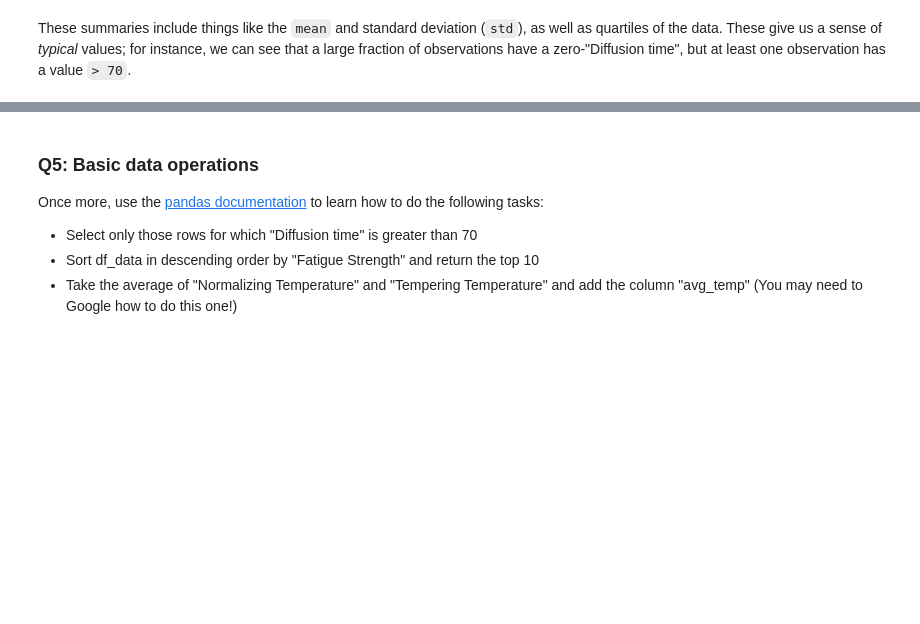
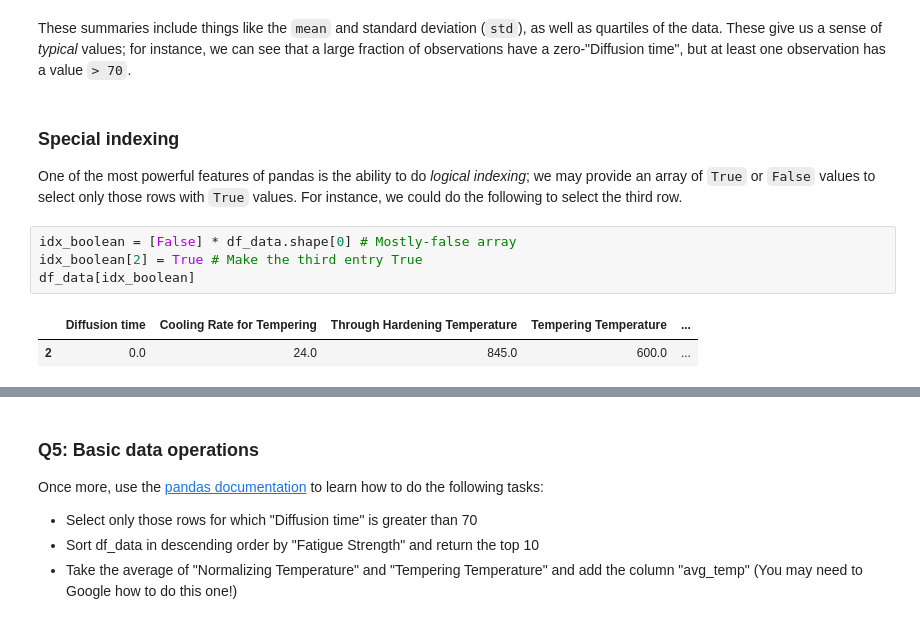
Before and after one commit to zdelrosario/ga-tech-workshop, a Jupyter notebook: files/exercises/02_master.ipynb, the cells around one changed output, grey strips where cells are left out. Saved outputs shown, nothing was run; the diff lists cells and outputs as text; blank space fills up the shorter version.

```diff
--- a/files/exercises/02_master.ipynb
+++ b/files/exercises/02_master.ipynb
@@ -289,2 +289,12 @@ df_data.describe()
 # %% [markdown]
 These summaries include things like the `mean` and standard deviation (`std`), as well as quartiles of the data. These give us a sense of *typical* values; for instance, we can see that a large fraction of observations have a zero-"Diffusion time", but at least one observation has a value `> 70`.
+# %% [markdown]
+### Special indexing
+One of the most powerful features of pandas is the ability to do *logical indexing*; we may provide an array of `True` or `False` values to select only those rows with `True` values. For instance, we could do the following to select the third row.
+# %%
+idx_boolean = [False] * df_data.shape[0] # Mostly-false array
+idx_boolean[2] = True # Make the third entry True
+df_data[idx_boolean]
+# %% [output]
+|  | Diffusion time | Cooling Rate for Tempering | Through Hardening Temperature | Tempering Temperature | ... |
+| 2 | 0.0 | 24.0 | 845.0 | 600.0 | ... |
```
Also changed, not shown: parts of 7 cells of this notebook.
